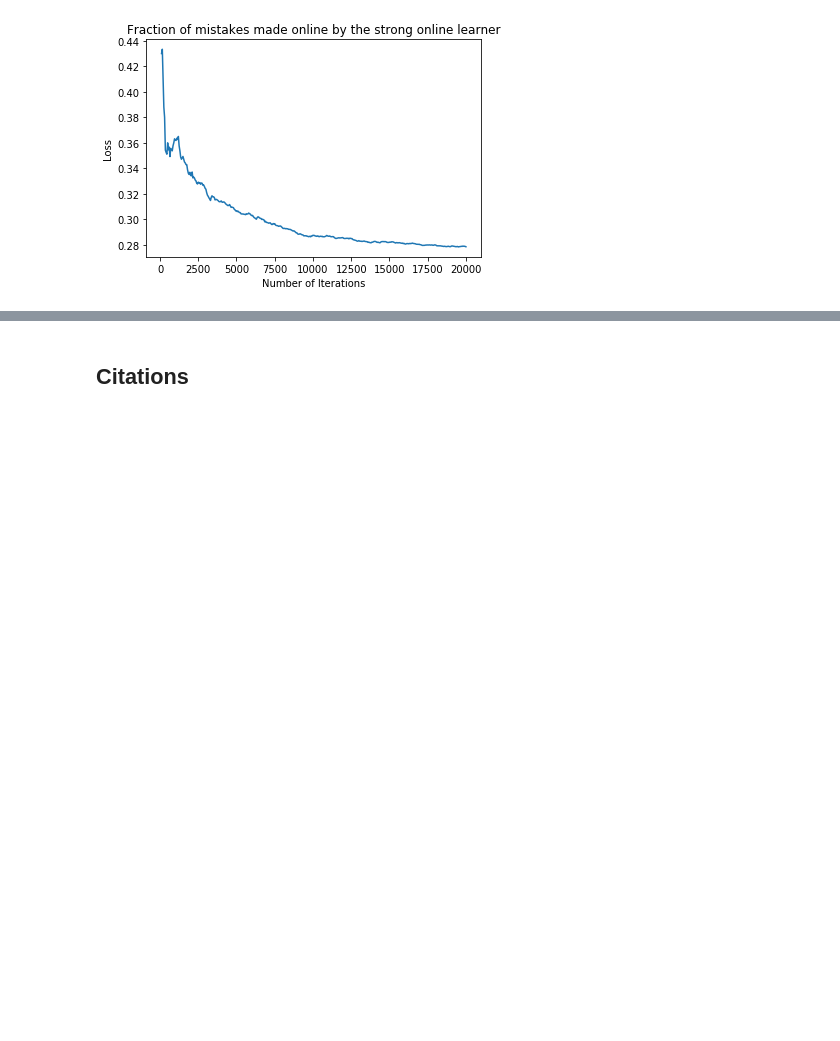
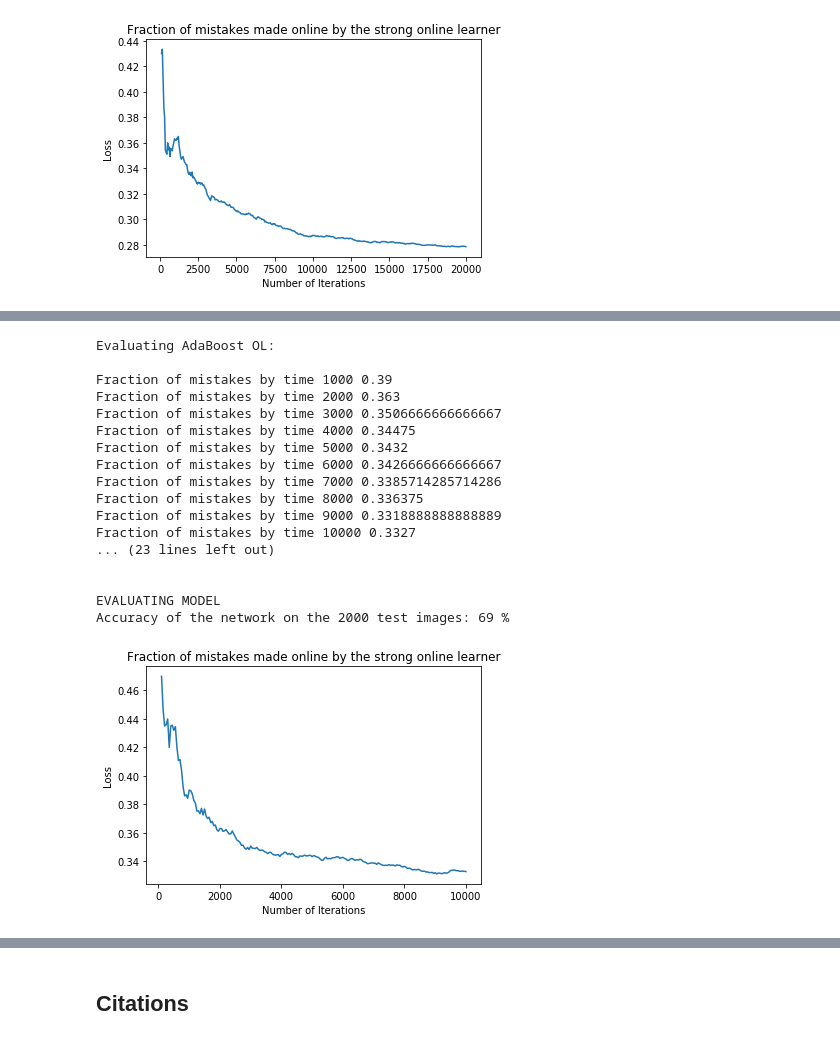
Before and after one commit to dqii/cos511_final_project, a Jupyter notebook: perc.ipynb, the cells around one changed output, grey strips where cells are left out. Saved outputs shown, nothing was run; the diff lists cells and outputs as text; code cells hidden in the pictures; blank space fills up the shorter version.

```diff
--- a/perc.ipynb
+++ b/perc.ipynb
@@ -706,0 +698,21 @@ Accuracy of the network on the 2000 test images: 77 %
+# %%
+run_experiment(T=10000, N=16, model="adaboost")
+# %% [output]
+Evaluating AdaBoost OL:
+
+Fraction of mistakes by time 1000 0.39
+Fraction of mistakes by time 2000 0.363
+Fraction of mistakes by time 3000 0.3506666666666667
+Fraction of mistakes by time 4000 0.34475
+Fraction of mistakes by time 5000 0.3432
+Fraction of mistakes by time 6000 0.3426666666666667
+Fraction of mistakes by time 7000 0.3385714285714286
+Fraction of mistakes by time 8000 0.336375
+Fraction of mistakes by time 9000 0.3318888888888889
+Fraction of mistakes by time 10000 0.3327
+... (23 lines left out)
+
+
+EVALUATING MODEL
+Accuracy of the network on the 2000 test images: 69 %
+[figure, added]
```
Also changed, not shown: parts of 35 cells of this notebook.
